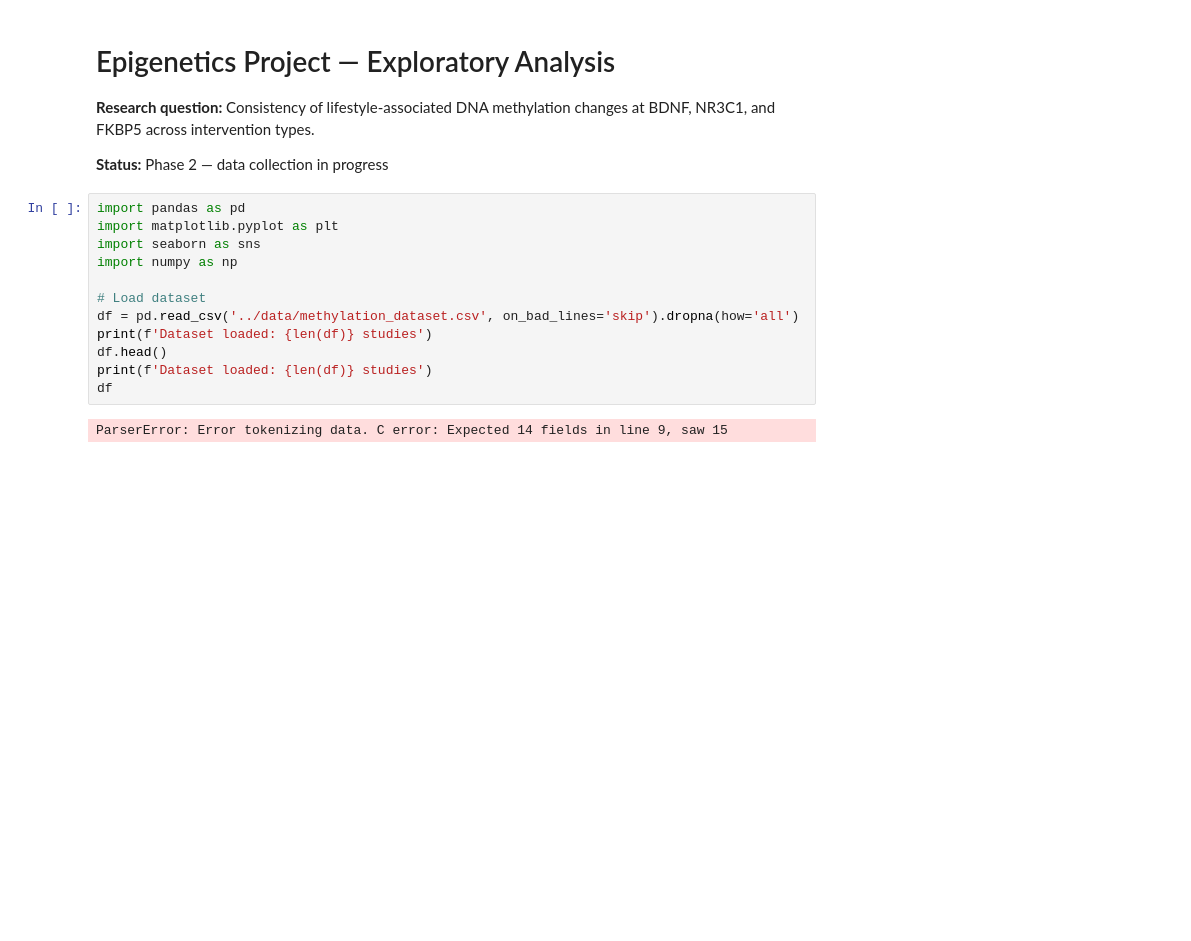
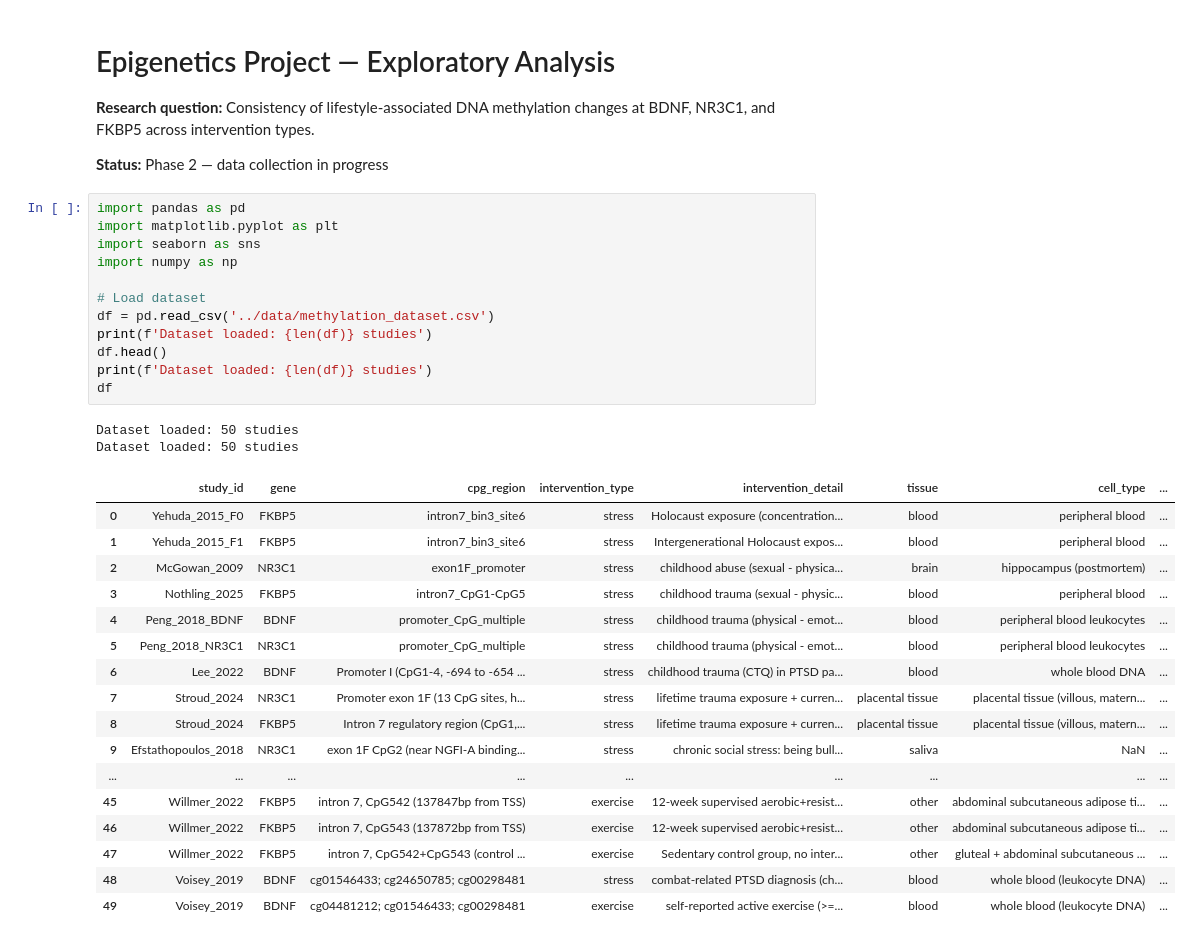
Before and after one commit to jdalmm/epigenetics-lifestyle-methylation, a Jupyter notebook: notebooks/_01_exploratory_analysis.ipynb, the cells around one changed output. Saved outputs shown, nothing was run; the diff lists cells and outputs as text; blank space fills up the shorter version.

```diff
--- a/notebooks/_01_exploratory_analysis.ipynb
+++ b/notebooks/_01_exploratory_analysis.ipynb
@@ -8,14 +8,32 @@ changes at BDNF, NR3C1, and FKBP5 across intervention types.
 # %%
 import pandas as pd
 import matplotlib.pyplot as plt
 import seaborn as sns
 import numpy as np
 
 # Load dataset
-df = pd.read_csv('../data/methylation_dataset.csv', on_bad_lines='skip').dropna(how='all')
+df = pd.read_csv('../data/methylation_dataset.csv')
 print(f'Dataset loaded: {len(df)} studies')
 df.head()
 print(f'Dataset loaded: {len(df)} studies')
 df
 # %% [output]
-ParserError: Error tokenizing data. C error: Expected 14 fields in line 9, saw 15
+Dataset loaded: 50 studies
+Dataset loaded: 50 studies
+|  | study_id | gene | cpg_region | intervention_type | intervention_detail | tissue | cell_type | ... |
+| 0 | Yehuda_2015_F0 | FKBP5 | intron7_bin3_site6 | stress | Holocaust exposure (concentration... | blood | peripheral blood | ... |
+| 1 | Yehuda_2015_F1 | FKBP5 | intron7_bin3_site6 | stress | Intergenerational Holocaust expos... | blood | peripheral blood | ... |
+| 2 | McGowan_2009 | NR3C1 | exon1F_promoter | stress | childhood abuse (sexual - physica... | brain | hippocampus (postmortem) | ... |
+| 3 | Nothling_2025 | FKBP5 | intron7_CpG1-CpG5 | stress | childhood trauma (sexual - physic... | blood | peripheral blood | ... |
+| 4 | Peng_2018_BDNF | BDNF | promoter_CpG_multiple | stress | childhood trauma (physical - emot... | blood | peripheral blood leukocytes | ... |
+| 5 | Peng_2018_NR3C1 | NR3C1 | promoter_CpG_multiple | stress | childhood trauma (physical - emot... | blood | peripheral blood leukocytes | ... |
+| 6 | Lee_2022 | BDNF | Promoter I (CpG1-4, -694 to -654 ... | stress | childhood trauma (CTQ) in PTSD pa... | blood | whole blood DNA | ... |
+| 7 | Stroud_2024 | NR3C1 | Promoter exon 1F (13 CpG sites, h... | stress | lifetime trauma exposure + curren... | placental tissue | placental tissue (villous, matern... | ... |
+| 8 | Stroud_2024 | FKBP5 | Intron 7 regulatory region (CpG1,... | stress | lifetime trauma exposure + curren... | placental tissue | placental tissue (villous, matern... | ... |
+| 9 | Efstathopoulos_2018 | NR3C1 | exon 1F CpG2 (near NGFI-A binding... | stress | chronic social stress: being bull... | saliva | NaN | ... |
+| ... | ... | ... | ... | ... | ... | ... | ... | ... |
+| 45 | Willmer_2022 | FKBP5 | intron 7, CpG542 (137847bp from TSS) | exercise | 12-week supervised aerobic+resist... | other | abdominal subcutaneous adipose ti... | ... |
+| 46 | Willmer_2022 | FKBP5 | intron 7, CpG543 (137872bp from TSS) | exercise | 12-week supervised aerobic+resist... | other | abdominal subcutaneous adipose ti... | ... |
+| 47 | Willmer_2022 | FKBP5 | intron 7, CpG542+CpG543 (control ... | exercise | Sedentary control group, no inter... | other | gluteal + abdominal subcutaneous ... | ... |
+| 48 | Voisey_2019 | BDNF | cg01546433; cg24650785; cg00298481 | stress | combat-related PTSD diagnosis (ch... | blood | whole blood (leukocyte DNA) | ... |
+| 49 | Voisey_2019 | BDNF | cg04481212; cg01546433; cg00298481 | exercise | self-reported active exercise (>=... | blood | whole blood (leukocyte DNA) | ... |
```
Also changed, not shown: 25 other files.
